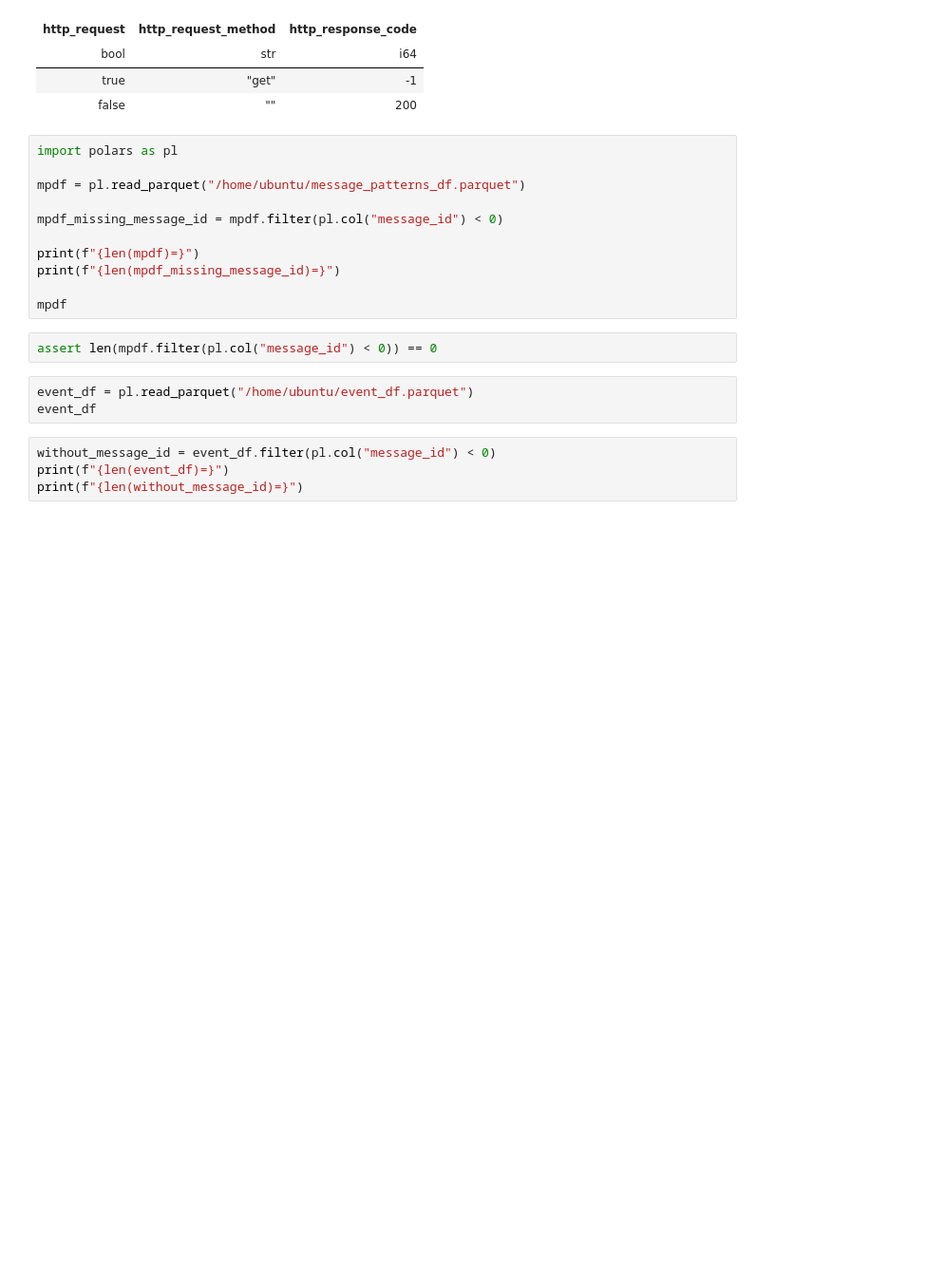
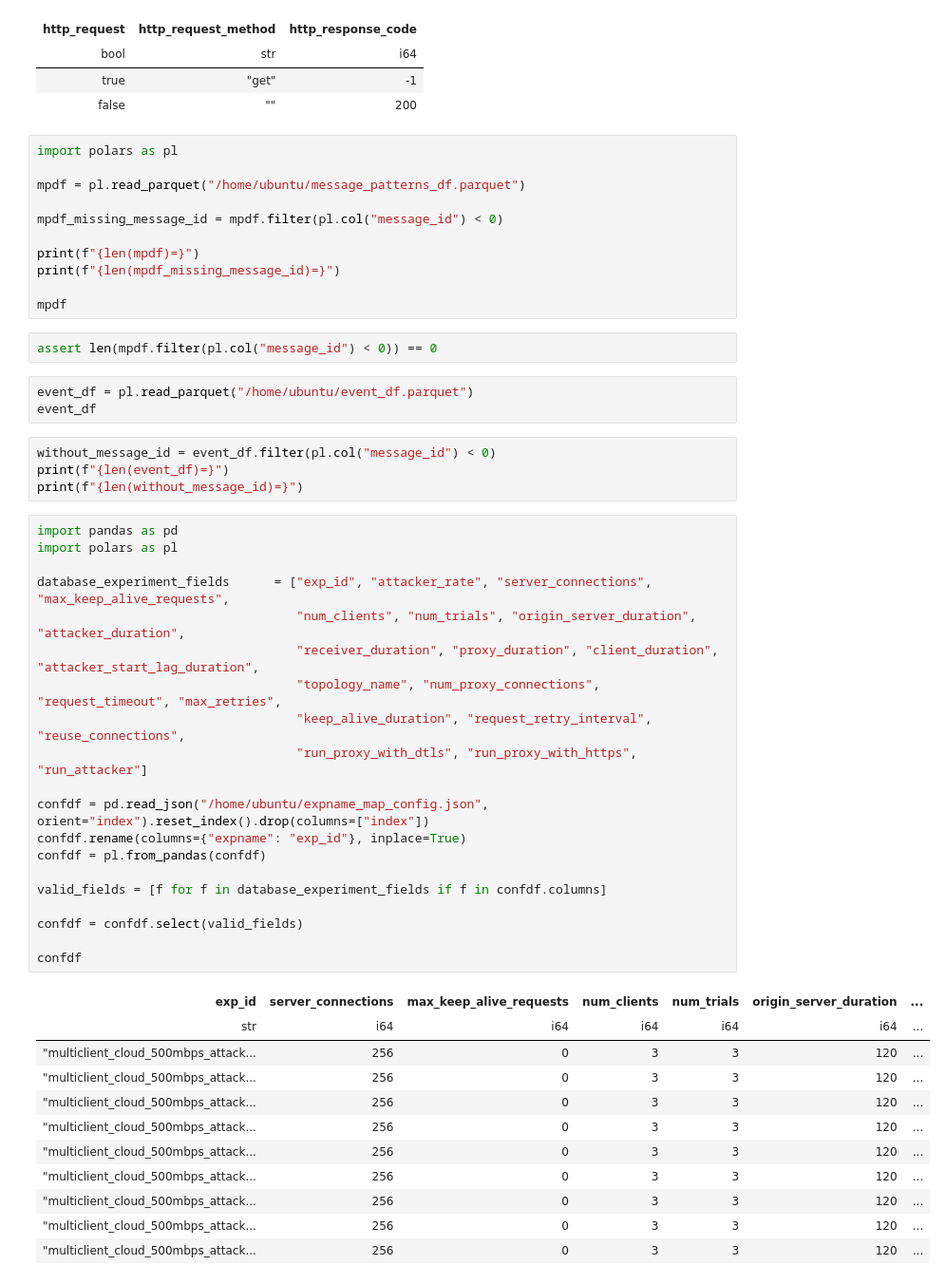
Before and after one commit to amirfarhat/dos-californium, a Jupyter notebook: notebooks/polars_multi_send_to_db_play.ipynb, the cells around one changed output. Shown at 95% size. Cells and saved outputs as stored; diff of their text form; blank space fills up the shorter version.

```diff
--- a/notebooks/polars_multi_send_to_db_play.ipynb
+++ b/notebooks/polars_multi_send_to_db_play.ipynb
@@ -195,3 +195,35 @@ event_df
 without_message_id = event_df.filter(pl.col("message_id") < 0)
 print(f"{len(event_df)=}")
 print(f"{len(without_message_id)=}")
+# %%
+import pandas as pd
+import polars as pl
+
+database_experiment_fields      = ["exp_id", "attacker_rate", "server_connections", "max_keep_alive_requests",
+                                   "num_clients", "num_trials", "origin_server_duration", "attacker_duration",
+                                   "receiver_duration", "proxy_duration", "client_duration", "attacker_start_lag_duration",
+                                   "topology_name", "num_proxy_connections", "request_timeout", "max_retries",
+                                   "keep_alive_duration", "request_retry_interval", "reuse_connections",
+                                   "run_proxy_with_dtls", "run_proxy_with_https", "run_attacker"]
+
+confdf = pd.read_json("/home/ubuntu/expname_map_config.json", orient="index").reset_index().drop(columns=["index"])
+confdf.rename(columns={"expname": "exp_id"}, inplace=True)
+confdf = pl.from_pandas(confdf)
+
+valid_fields = [f for f in database_experiment_fields if f in confdf.columns]
+
+confdf = confdf.select(valid_fields)
+
+confdf
+# %% [output]
+| exp_id | server_connections | max_keep_alive_requests | num_clients | num_trials | origin_server_duration | ... |
+| str | i64 | i64 | i64 | i64 | i64 | ... |
+| "multiclient_cloud_500mbps_attack... | 256 | 0 | 3 | 3 | 120 | ... |
+| "multiclient_cloud_500mbps_attack... | 256 | 0 | 3 | 3 | 120 | ... |
+| "multiclient_cloud_500mbps_attack... | 256 | 0 | 3 | 3 | 120 | ... |
+| "multiclient_cloud_500mbps_attack... | 256 | 0 | 3 | 3 | 120 | ... |
+| "multiclient_cloud_500mbps_attack... | 256 | 0 | 3 | 3 | 120 | ... |
+| "multiclient_cloud_500mbps_attack... | 256 | 0 | 3 | 3 | 120 | ... |
+| "multiclient_cloud_500mbps_attack... | 256 | 0 | 3 | 3 | 120 | ... |
+| "multiclient_cloud_500mbps_attack... | 256 | 0 | 3 | 3 | 120 | ... |
+| "multiclient_cloud_500mbps_attack... | 256 | 0 | 3 | 3 | 120 | ... |
```
Also changed, not shown: parts of 3 cells of this notebook, 5 other files.
